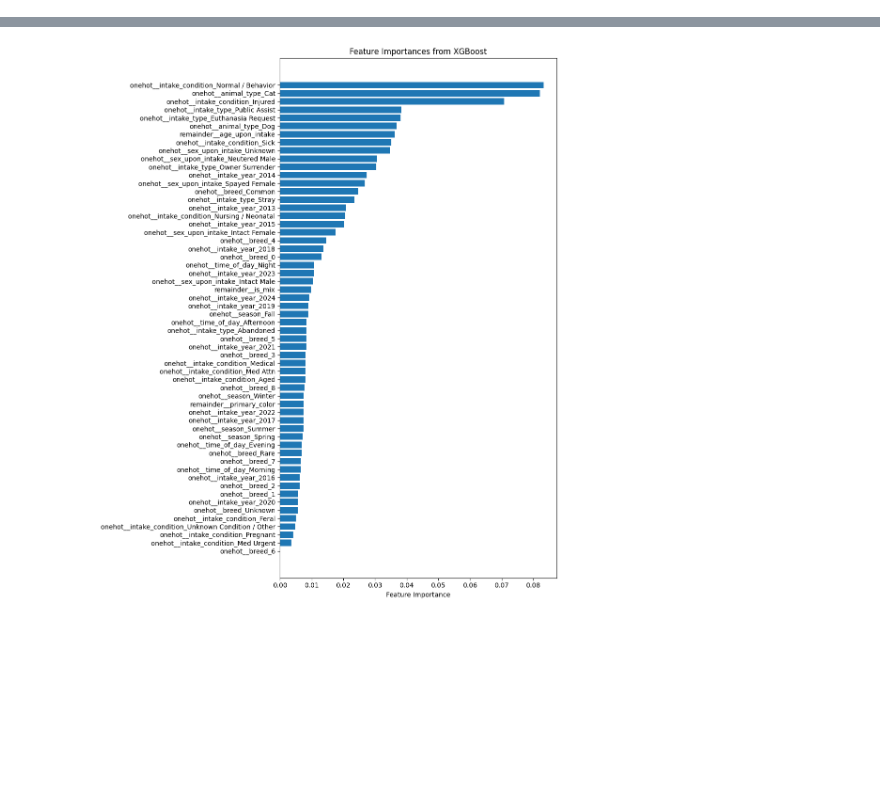
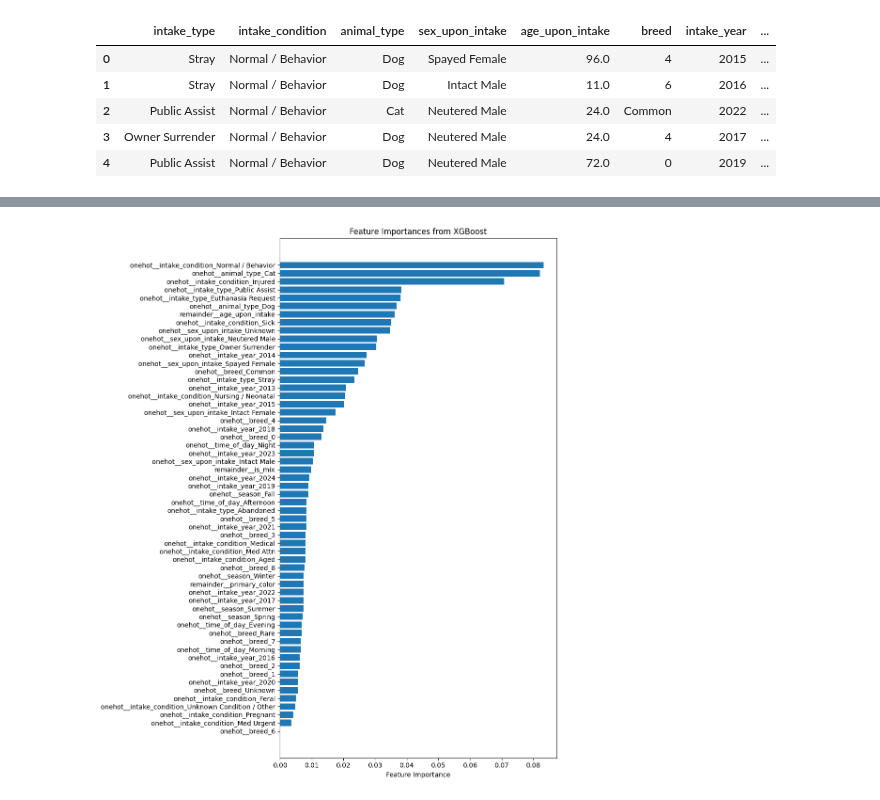
Before and after one commit to nneomaonochie/ml1-animal-data, a Jupyter notebook: xg_boost.ipynb, the cells around one changed output, grey strips where cells are left out. Saved outputs shown, nothing was run; the diff lists cells and outputs as text; code cells hidden in the pictures; blank space fills up the shorter version.

```diff
--- a/xg_boost.ipynb
+++ b/xg_boost.ipynb
@@ -210,4 +210,13 @@ X_test.head()
 | 4 | Stray | Injured | Cat | Intact Female | 24.0 | Common | 2017 | ... |
+# %%
+X_train.head()
+# %% [output]
+|  | intake_type | intake_condition | animal_type | sex_upon_intake | age_upon_intake | breed | intake_year | ... |
+| 0 | Stray | Normal / Behavior | Dog | Spayed Female | 96.0 | 4 | 2015 | ... |
+| 1 | Stray | Normal / Behavior | Dog | Intact Male | 11.0 | 6 | 2016 | ... |
+| 2 | Public Assist | Normal / Behavior | Cat | Neutered Male | 24.0 | Common | 2022 | ... |
+| 3 | Owner Surrender | Normal / Behavior | Dog | Neutered Male | 24.0 | 4 | 2017 | ... |
+| 4 | Public Assist | Normal / Behavior | Dog | Neutered Male | 72.0 | 0 | 2019 | ... |
 # %%
 # Encode the target variable.
 le = LabelEncoder()
```
Also changed, not shown: parts of 5 cells of this notebook, 1 other file.
